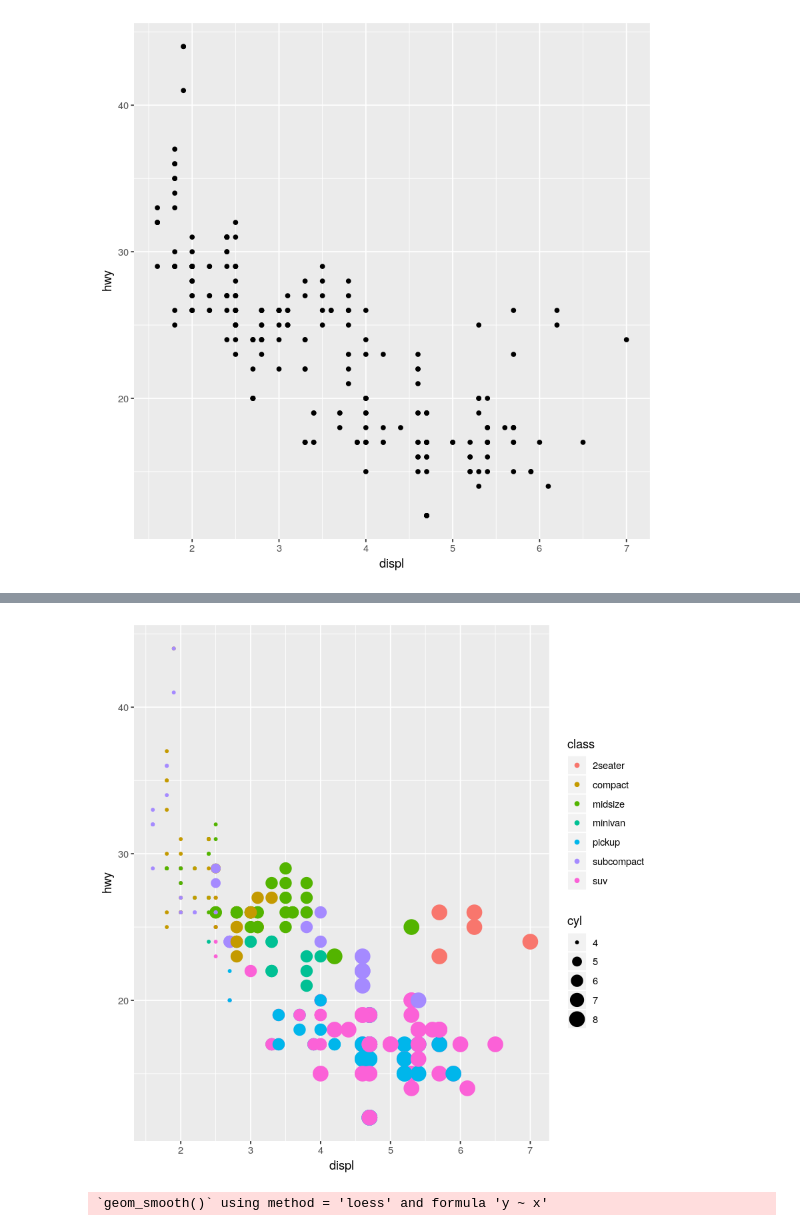
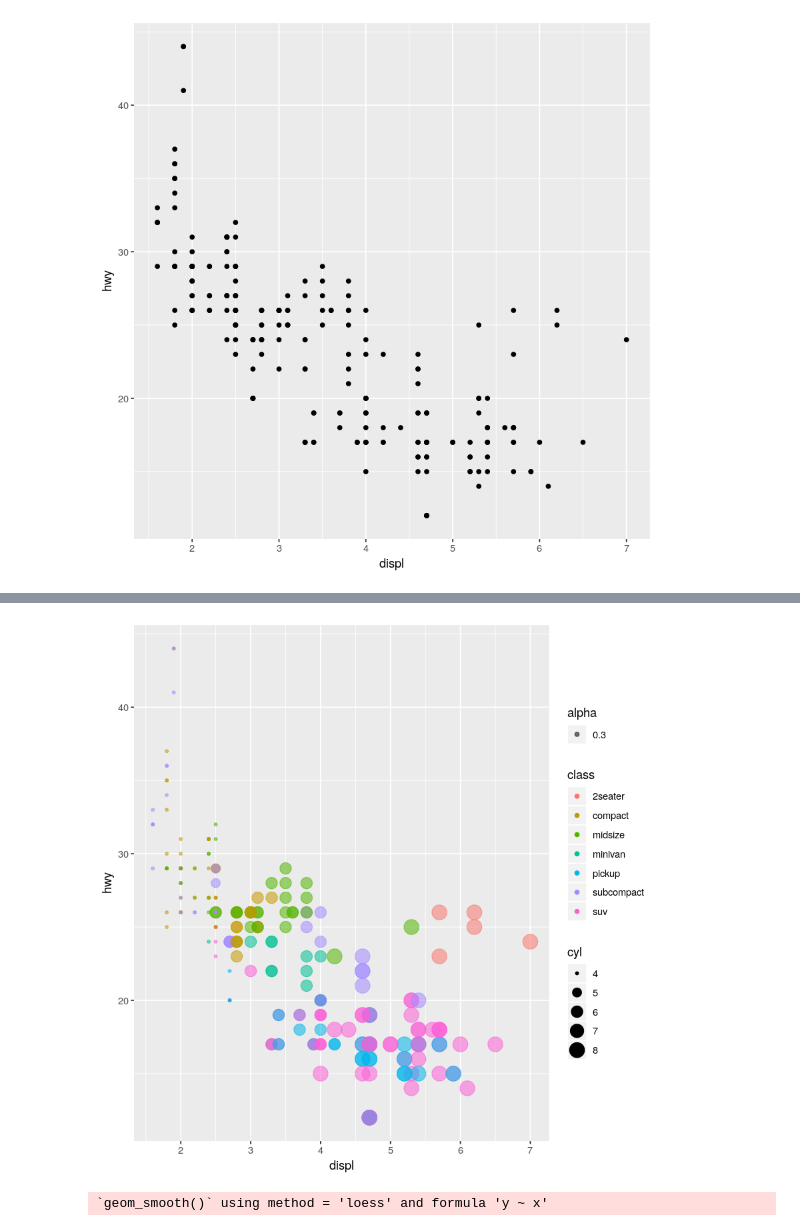
Before and after one commit to nithinivi/DataScienceInR, a Jupyter notebook: 03-Data_frames_and_Visualisations.ipynb, the cells around one changed output, grey strips where cells are left out. Saved outputs shown, nothing was run; the diff lists cells and outputs as text; code cells hidden in the pictures.

```diff
--- a/03-Data_frames_and_Visualisations.ipynb
+++ b/03-Data_frames_and_Visualisations.ipynb
@@ -249,9 +361,9 @@ Warning message:
 # %%
 ggplot(data = mpg) +
   geom_point(mapping = aes(x = displ, y = hwy,
-                           color = class, size = cyl))
+                           color = class, size = cyl, alpha=.3))
 # %% [output]
-[figure, old version]
+[figure, new version]
 # %%
 # # left
 # ggplot(data = mpg) +
```
Also changed, not shown: parts of 32 cells of this notebook, 3 other files.
